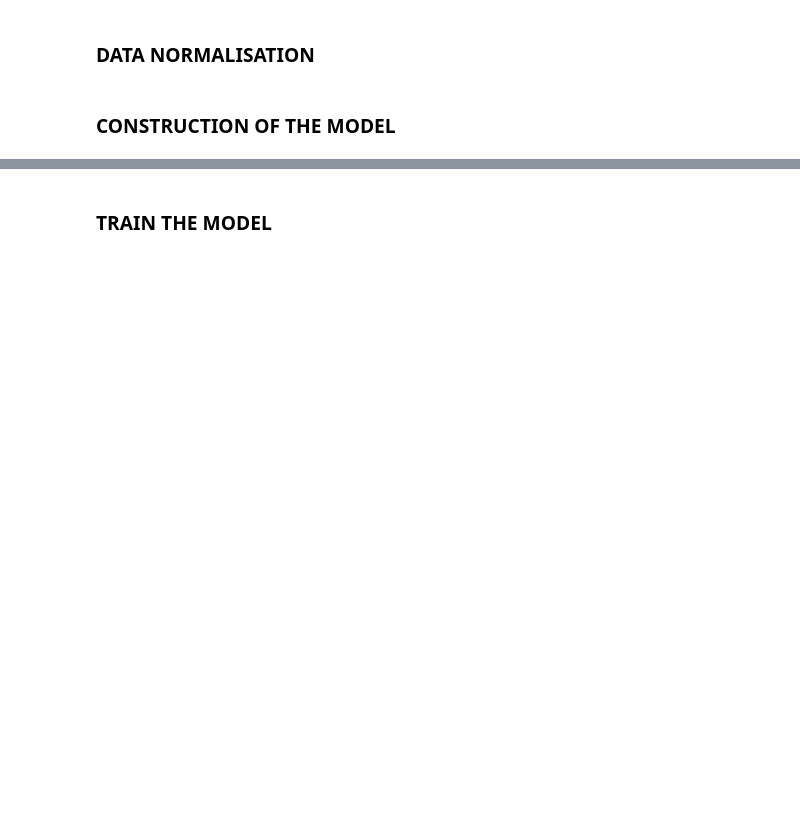
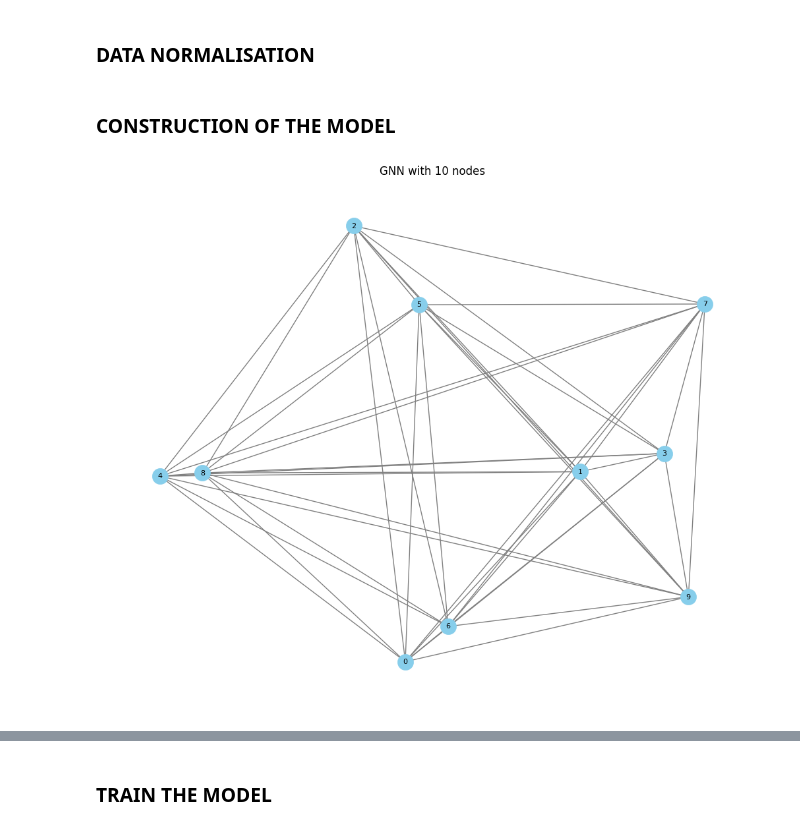
Before and after one commit to Guill3TR/Deep_Learning, a Jupyter notebook: GNN_and_LSTM.ipynb, the cells around one changed output, grey strips where cells are left out. Drawn from its saved outputs; the diff is of its cells as text; code cells hidden in the pictures; blank space fills up the shorter version.

```diff
--- a/GNN_and_LSTM.ipynb
+++ b/GNN_and_LSTM.ipynb
@@ -104,6 +102,19 @@ route_distances_expanded_train = np.repeat(route_distances_expanded_train, X_tra
 
 route_distances_expanded_test = np.expand_dims(route_distances_n, axis=0)
 route_distances_expanded_test = np.repeat(route_distances_expanded_test, X_test.shape[0], axis=0)
+# %%
+import numpy as np
+import networkx as nx
+import matplotlib.pyplot as plt
+
+G = nx.from_numpy_array(route_distances)
+
+plt.figure(figsize=(10, 8))
+nx.draw(G, with_labels=True, node_size=300, node_color='skyblue', font_size=8, edge_color='gray', linewidths=0.5)
+plt.title('GNN with 10 nodes')
+plt.show()
+# %% [output]
+[figure, added]
 # %%
 import tensorflow as tf
 from tensorflow.keras import layers
```
Also changed, not shown: parts of 12 cells of this notebook.
